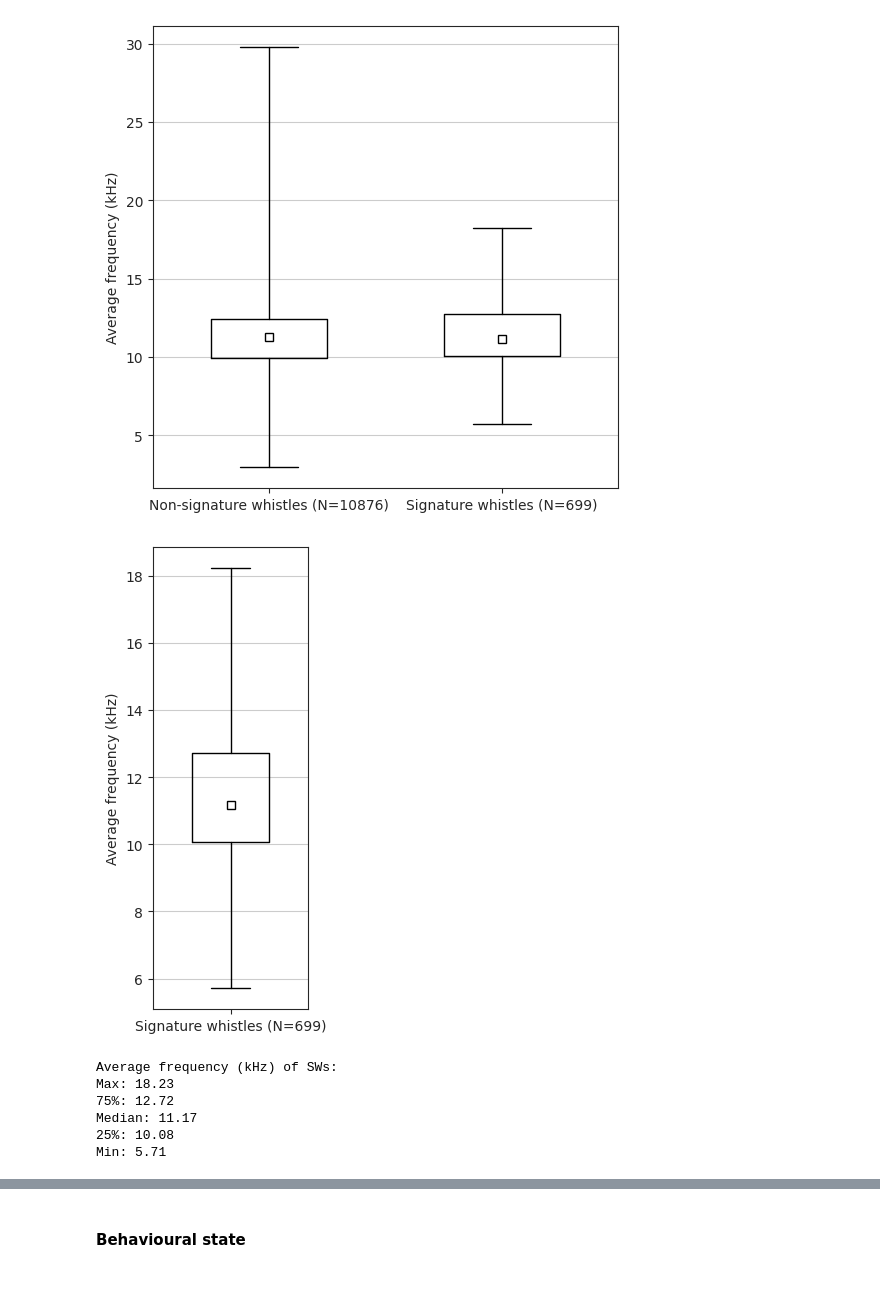
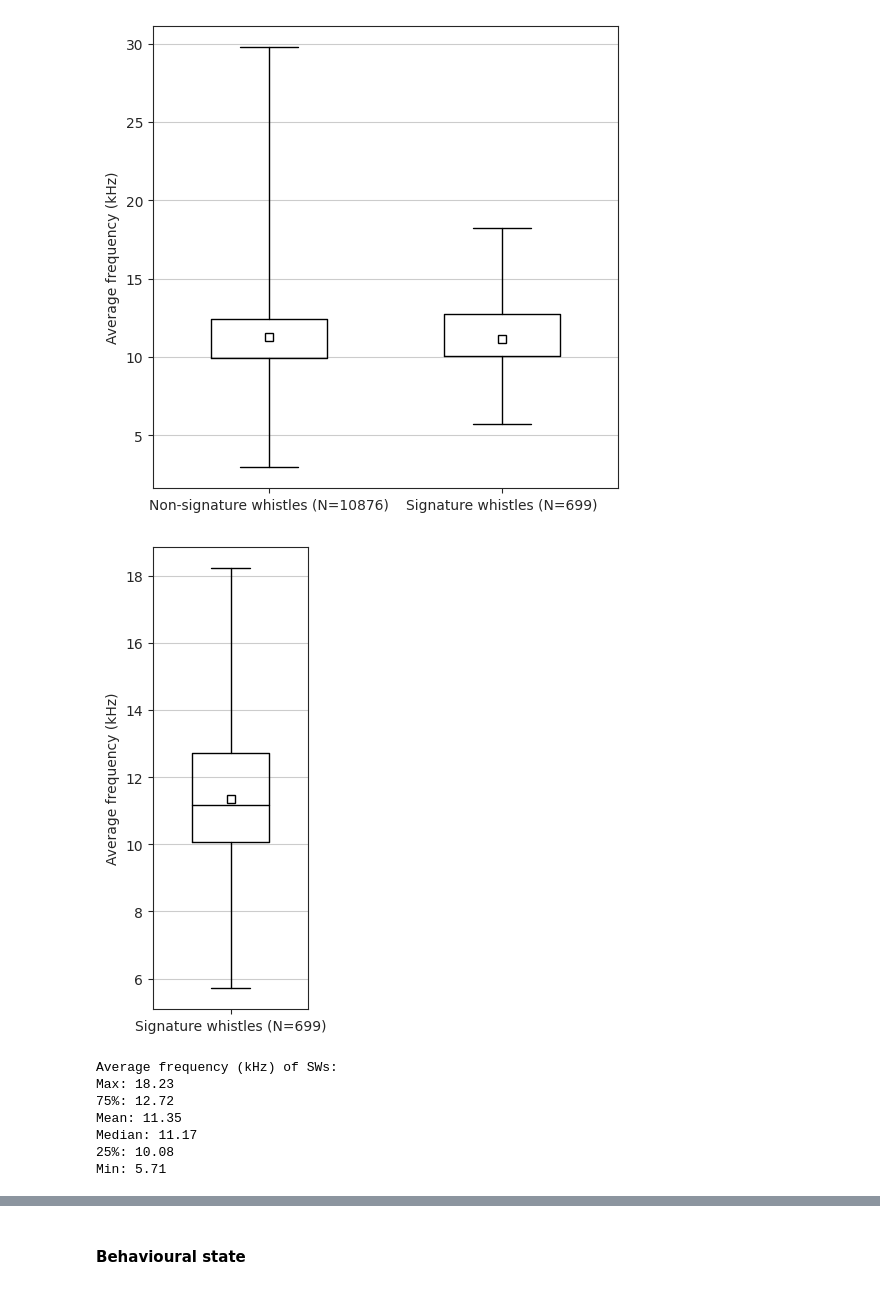
Before and after one commit to Loic-lhf/SIGWI, a Jupyter notebook: WCT_analysis.ipynb, the cells around one changed output, grey strips where cells are left out. Cells and saved outputs as stored; diff of their text form; code cells hidden in the pictures.

```diff
--- a/WCT_analysis.ipynb
+++ b/WCT_analysis.ipynb
@@ -774,5 +349,6 @@ Ok so we have only 2 SWTs that are shared between 2 sequences, let's visualise t
 # %%
 shared_sequence = categories_multi_dates(results_df[results_df[the_interval]], "sequence")
+shared_sequence.sort_values(by="category", inplace=True)
 
 colors = ["#00BFC4","#F8766D"]
 
@@ -926,40 +501,39 @@ sns.reset_orig()
 # %%
 sns.set_style("ticks")
 fig, ax = plt.subplots(1, 1, figsize=(2,6))
 box = ax.boxplot(
     x=[swt_average_freq],
     widths=0.5,
     showfliers=False,
-    medianprops=dict(linestyle='none'),
+    medianprops=dict(linestyle='solid', color="black"),
     whis=(0, 100)
     )
 
 for i, line in enumerate(box['medians']):
-    median_x = (line.get_xdata()[0] + line.get_xdata()[1]) / 2  # Center of the box
-    median_y = line.get_ydata()[0]  # Median value
+    mean_x = (line.get_xdata()[0] + line.get_xdata()[1]) / 2  # Center of the box
+    mean_y = np.mean(swt_average_freq)  # Mean value
     plt.plot(
-        median_x, median_y,
+        mean_x, mean_y,
         marker='s', markersize=6, markeredgewidth=1,
         markerfacecolor='none', markeredgecolor='black')
-
 
 ax.set_xticks(
     [1],
     [f"Signature whistles (N={len(swt_average_freq)})"]
     )
 ax.set_ylabel("Average frequency (kHz)")
 ax.yaxis.grid(True)
 fig.savefig("/home/loic/Pictures/CDD/SWT_boxplot_freq.pdf")
 plt.show()
 sns.reset_orig()
 # %% [output]
-[figure, old version]
+[figure, new version]
 # %%
 # SWT average frequency, confidence interval
 print("Average frequency (kHz) of SWs:")
 print(f"Max: {np.max(swt_average_freq):.2f}")
 print(f"75%: {np.quantile(swt_average_freq, 0.75):.2f}")
-# print(f"Mean: {np.mean(swt_average_freq):.2f}")
+print(f"Mean: {np.mean(swt_average_freq):.2f}")
 print(f"Median: {np.median(swt_average_freq):.2f}")
 print(f"25%: {np.quantile(swt_average_freq, 0.25):.2f}")
 print(f"Min: {np.min(swt_average_freq):.2f}")
@@ -967,6 +541,7 @@ print(f"Min: {np.min(swt_average_freq):.2f}")
 Average frequency (kHz) of SWs:
 Max: 18.23
 75%: 12.72
+Mean: 11.35
 Median: 11.17
 25%: 10.08
 Min: 5.71
```
Also changed, not shown: parts of 60 cells of this notebook, 9 other files.
